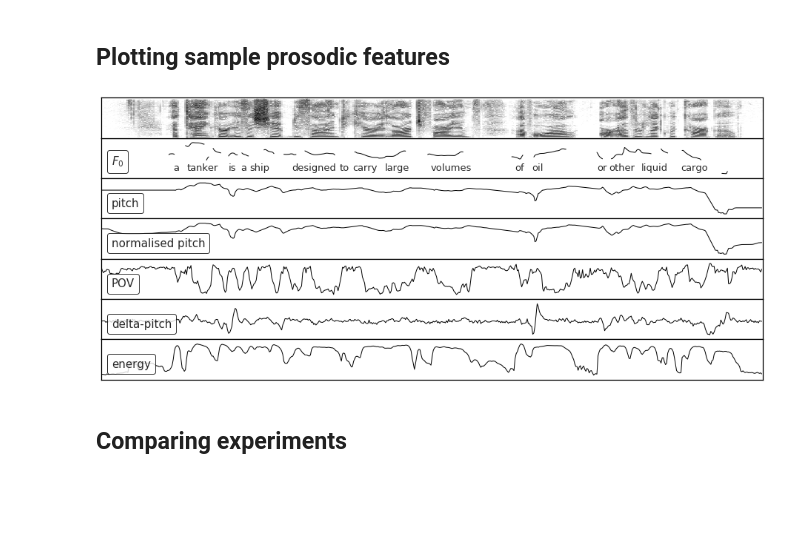
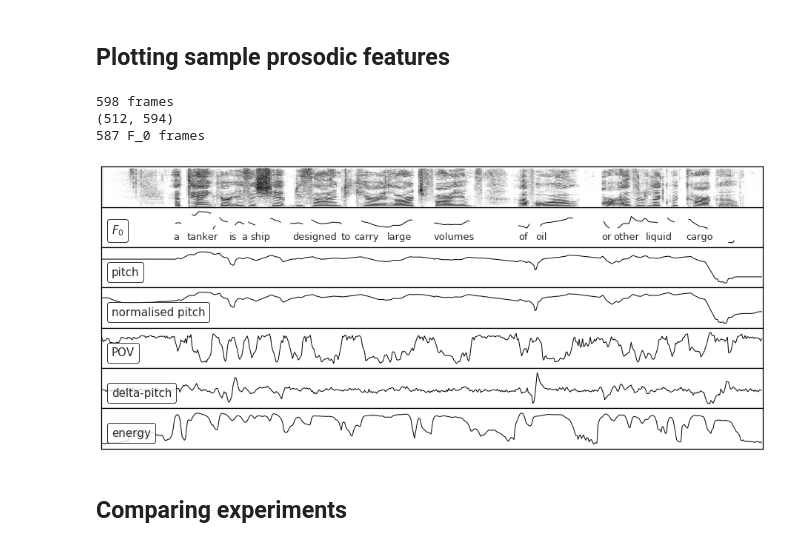
Before and after one commit to samsucik/prosodic-lid-globalphone-dissertation, a Jupyter notebook: graphing/Graphing.ipynb, the cells around one changed output. Drawn from its saved outputs; the diff is of its cells as text; code cells hidden in the pictures; blank space fills up the shorter version.

Commit message:
Fixed the mis-alignment in the prosody sample visualisation. Finished Chapter 2.

```diff
--- a/graphing/Graphing.ipynb
+++ b/graphing/Graphing.ipynb
@@ -32,12 +32,12 @@ L = len(languages)
 # %% [markdown]
 ## Plotting sample prosodic features
 # %%
-def draw_spectrogram(spectrogram, ax, fig, dynamic_range=70):
+def draw_spectrogram(spectrogram, ax, fig, dynamic_range=70, max_frequency=8000):
     X, Y = spectrogram.x_grid(), spectrogram.y_grid()
     X *= 100
     sg_db = 10 * np.log10(spectrogram.values)
     ax.pcolormesh(X, Y, sg_db, vmin=sg_db.max() - dynamic_range, cmap='Greys', figure=fig)
-    plt.ylim([spectrogram.ymin, spectrogram.ymax])
+    plt.ylim([spectrogram.ymin, max_frequency])
 # %%
 df = pd.read_csv("data/feats_LDC93S6A")
 snd = parselmouth.Sound("data/LDC93S6A.wav")
@@ -47,6 +47,7 @@ columns = ["raw-log-pitch", "pitch", "pov", "delta-pitch", "energy"]
 labels = ["pitch", "normalised pitch", "POV", "delta-pitch", "energy"]
 n_rows = len(columns) + 2
 n_frames = df.shape[0]
+print("{} frames".format(n_frames))
 colour = "black"
 w = 16
 v_margin = 0.15
@@ -54,24 +55,28 @@ fig, axs = plt.subplots(nrows=n_rows, ncols=1, sharex=True, sharey=False, figsiz
 plt.subplots_adjust(hspace=0.0)
 
 # Spectrogram
-ax = graphing.insert_axis(axs[0], fig)
+ax = graphing.insert_axis(axs[0], fig, rect=[0.0,0.0,1.0,1.0])
 pre_emphasized_snd = snd.copy()
 pre_emphasized_snd.pre_emphasize()
 spectrogram = pre_emphasized_snd.to_spectrogram(window_length=0.025, time_step=0.01, maximum_frequency=8000)
+print(spectrogram.values.shape)
 draw_spectrogram(spectrogram, ax, fig)
 for _, spine in ax.spines.items():
     spine.set_visible(True)
     spine.set_color('black')
 ax.get_yaxis().set_visible(False)
 ax.get_xaxis().set_visible(False)
+ax.set_xlim(left=0, right=spectrogram.values.shape[1])
+# plt.show()
 
 # F0
 pitch = snd.to_pitch_ac(time_step=0.01, pitch_floor=50, pitch_ceiling=500.0)
 pitch_values = pitch.selected_array['frequency']
 pitch_values[pitch_values==0] = np.nan
+print("{} F_0 frames".format(len(pitch_values)))
 data_line =[{
             "values": pitch_values,
-            "xs": range(len(pitch_values)),
+            "xs": np.array(range(len(pitch_values)))+6,
             "label": "$F_0$",
             "colour": colour,
             "symbol": "."
@@ -84,6 +89,9 @@ ymax = maximum + v_margin*val_range
 ymin = minimum - v_margin*val_range
 graphing.plot_linear(data_line, use_legend=True, legend_loc=3, fig=fig, drawLegendLines=False,
             ax=ax, linewidth=1.0, markersize=0, tight_layout=False, ymin=ymin, ymax=ymax)
+ax.set_xlim(left=0, right=len(pitch_values))
+
+# plt.show()
 
 # Prosodic features + VAD
 for i, col in enumerate(columns):
@@ -92,36 +100,39 @@ for i, col in enumerate(columns):
             "values": df[col],
             "xs": df.index,
             "label": label,
             "colour": colour,
             "symbol": "."
         }]
     maximum = df[col].max()
     minimum = df[col].min()
     val_range = maximum - minimum
     ymax = maximum + v_margin*val_range
     ymin = minimum - v_margin*val_range
 
     ax = axs[i+2]
     fig = graphing.plot_linear(data_line, use_legend=True, legend_loc=3, fig=fig, drawLegendLines=False,
                       ax=ax, linewidth=1.0, markersize=0, tight_layout=False, ymin=ymin, ymax=ymax)
+    ax.set_xlim(left=0, right=n_frames)
 
 # Disable axis ticks
 for ax in axs:
     ax.get_yaxis().set_visible(False)
     ax.get_xaxis().set_visible(False)
-    ax.set_xlim(left=0, right=n_frames)
 
 # Word annotation
 words = ["a", "tanker", "is", "a", "ship", "designed", "to", "carry",
          "large", "volumes", "of", "oil", "or", "other", "liquid", "cargo"]
 word_points = [65, 77, 115, 126, 134, 172, 215, 227, 256, 298, 374, 389, 448, 459, 488, 524]
 for word, x in zip(words, word_points):
-    axs[1].text(x, 100, word, fontsize=13)
+    axs[1].text(x + 0.01*(x-word_points[0]), 100, word, fontsize=13)
 
 plt.show()
 graphing.save_fig(fig, name="prosody_sample")
 # %% [output]
+598 frames
+(512, 594)
+587 F_0 frames
-[figure, old version]
+[figure, new version]
 # %% [markdown]
 ## Comparing experiments
 # %%
```
Also changed, not shown: 5 other files.
